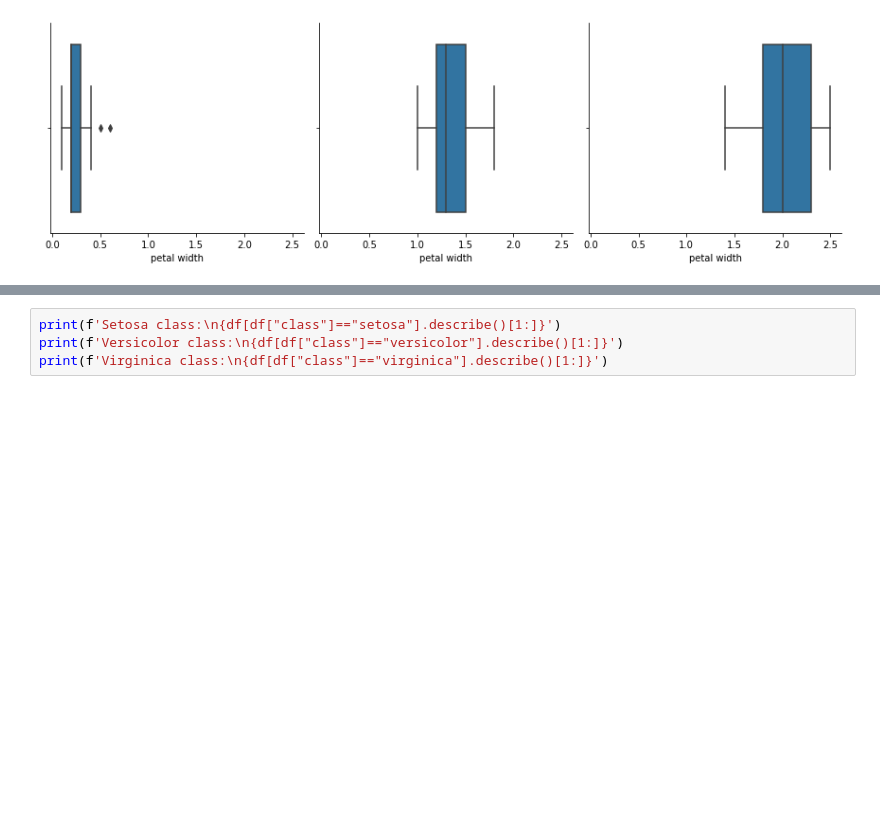
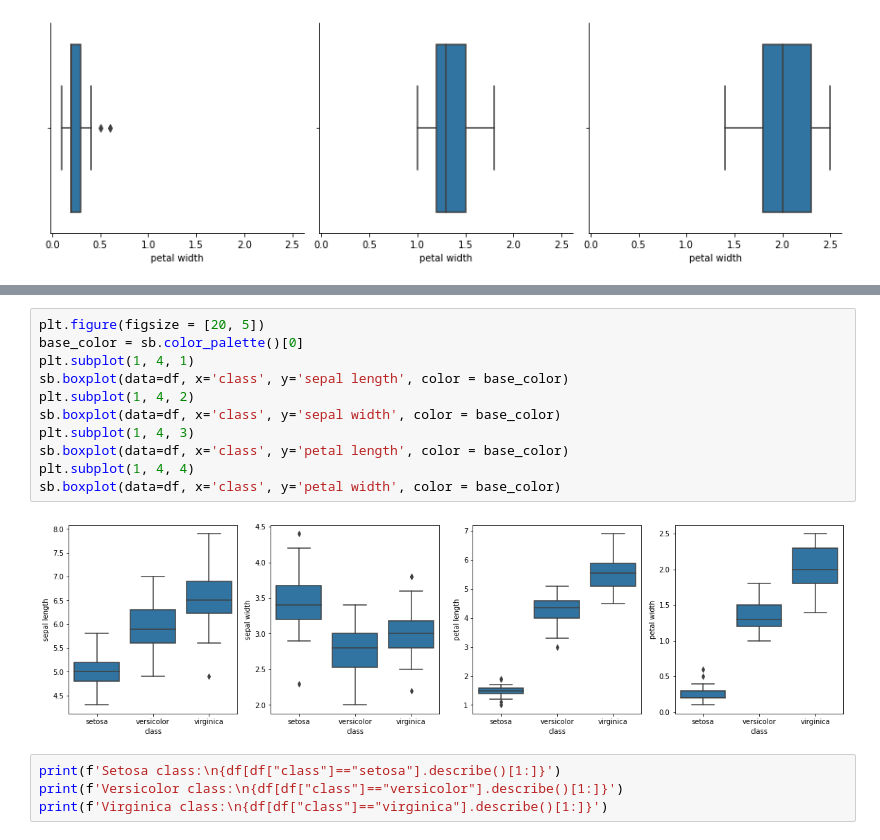
Before and after one commit to AmrMomtaz/Iris-Dataset-Exploration, a Jupyter notebook: Iris-Exploration.ipynb, the cells around one changed output, grey strips where cells are left out. Cells and saved outputs as stored; diff of their text form; blank space fills up the shorter version.

```diff
--- a/Iris-Exploration.ipynb
+++ b/Iris-Exploration.ipynb
@@ -112,3 +126,16 @@ g.set_titles('');
+# %%
+plt.figure(figsize = [20, 5])
+base_color = sb.color_palette()[0]
+plt.subplot(1, 4, 1)
+sb.boxplot(data=df, x='class', y='sepal length', color = base_color)
+plt.subplot(1, 4, 2)
+sb.boxplot(data=df, x='class', y='sepal width', color = base_color)
+plt.subplot(1, 4, 3)
+sb.boxplot(data=df, x='class', y='petal length', color = base_color)
+plt.subplot(1, 4, 4)
+sb.boxplot(data=df, x='class', y='petal width', color = base_color)
+# %% [output]
+[figure, added]
 # %%
 print(f'Setosa class:\n{df[df["class"]=="setosa"].describe()[1:]}')
 print(f'Versicolor class:\n{df[df["class"]=="versicolor"].describe()[1:]}')
```
Also changed, not shown: parts of 10 cells of this notebook.
